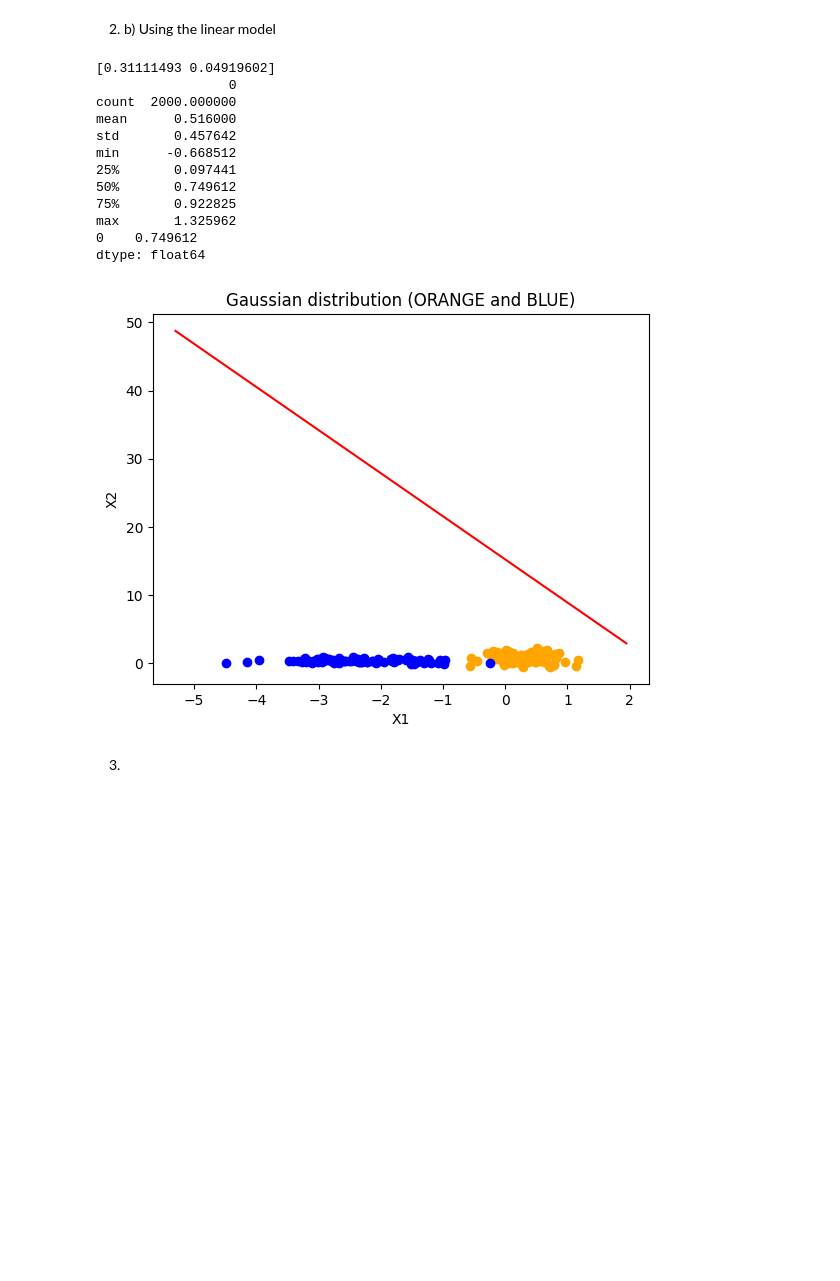
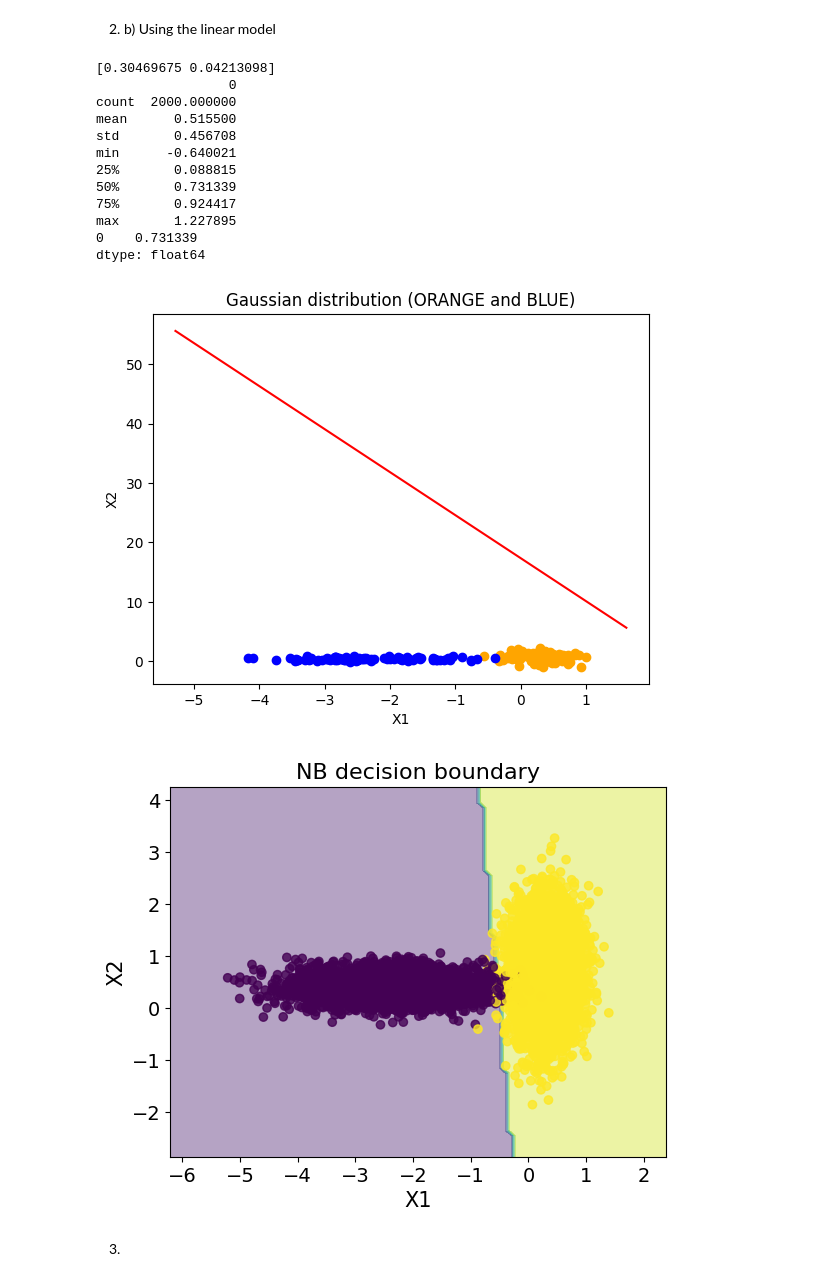
Before and after one commit to ferriitoo/MATH-569-Statistical-Learning, a Jupyter notebook: MATH_569_Julen_Ferro_HW1.ipynb, the cells around one changed output. Drawn from its saved outputs; the diff is of its cells as text; code cells hidden in the pictures; blank space fills up the shorter version.

```diff
--- a/MATH_569_Julen_Ferro_HW1.ipynb
+++ b/MATH_569_Julen_Ferro_HW1.ipynb
@@ -150,25 +150,7 @@ for i in range(2):
 # %%
 
 def plot_decision_boundaries(X, y, model_class, **model_params):
-    """
-    Function to plot the decision boundaries of a classification model.
-    This uses just the first two columns of the data for fitting
-    the model as we need to find the predicted value for every point in
-    scatter plot.
-    Arguments:
-            X: Feature data as a NumPy-type array.
-            y: Label data as a NumPy-type array.
-            model_class: A Scikit-learn ML estimator class
-            e.g. GaussianNB (imported from sklearn.naive_bayes) or
-            LogisticRegression (imported from sklearn.linear_model)
-            **model_params: Model parameters to be passed on to the ML estimator
 
-    Typical code example:
-            plt.figure()
-            plt.title("KNN decision boundary with neighbros: 5",fontsize=16)
-            plot_decision_boundaries(X_train,y_train,KNeighborsClassifier,n_neighbors=5)
-            plt.show()
-    """
     try:
         X = np.array(X)
         y = np.array(y).flatten()
@@ -204,8 +186,8 @@ def plot_decision_boundaries(X, y, model_class, **model_params):
     # Plotting
     plt.contourf(xx, yy, Z, alpha=0.4)
     plt.scatter(X[:, 0], X[:, 1], c=y, alpha=0.8)
-    plt.xlabel("Feature-1",fontsize=15)
-    plt.ylabel("Feature-2",fontsize=15)
+    plt.xlabel("X1",fontsize=15)
+    plt.ylabel("X2",fontsize=15)
     plt.xticks(fontsize=14)
     plt.yticks(fontsize=14)
     return plt
@@ -354,47 +336,55 @@ print(accuracy_a)
 2) b) Using the linear model
 # %%
 from sklearn import linear_model
+from sklearn.linear_model import LogisticRegression
+
 model = linear_model.LinearRegression()
 iter = 100.0
 
 model.fit(X, y)
 weights = model.coef_
 print(weights)
 predictions = model.predict(X)
 predictions = pd.DataFrame(predictions)
 print(predictions.describe())
 boundary = predictions.median()
 print(boundary)
 
 X_min = X.loc[:, 0].min()
 X_max = X.loc[:, 0].max()
 boundary_y = []
 boundary_x = np.arange(X_min - 0.5, X_max + 0.5, (X_max + 0.5 - X_min - 0.5) / iter)
 
 for i in range(len(boundary_x)):
     boundary_y.append(boundary / weights[1] - weights[0] / weights[1] * boundary_x[i])
 
 plt.xlabel("X1")
 plt.ylabel("X2")
 plt.title("Gaussian distribution (ORANGE and BLUE)")
 plt.scatter(orange.loc[:, 0], orange.loc[:, 1], color = 'orange')
 plt.scatter(blue.loc[:, 0], blue.loc[:, 1], color = 'blue')
 plt.plot(boundary_x, boundary_y, 'red')
 plt.show()
+
+plt.figure()
+plt.title("NB decision boundary", fontsize = 16)
+plot_decision_boundaries(X_train, y_train, LogisticRegression)
+plt.show()
 # %% [output]
-[0.31111493 0.04919602]
+[0.30469675 0.04213098]
                  0
 count  2000.000000
-mean      0.516000
-std       0.457642
-min      -0.668512
-25%       0.097441
-50%       0.749612
-75%       0.922825
-max       1.325962
-0    0.749612
+mean      0.515500
+std       0.456708
+min      -0.640021
+25%       0.088815
+50%       0.731339
+75%       0.924417
+max       1.227895
+0    0.731339
 dtype: float64
-[figure, old version]
+[figure, new version]
+[figure, added]
 # %% [markdown]
 3)
 # %%
```
Also changed, not shown: parts of 11 cells of this notebook.
